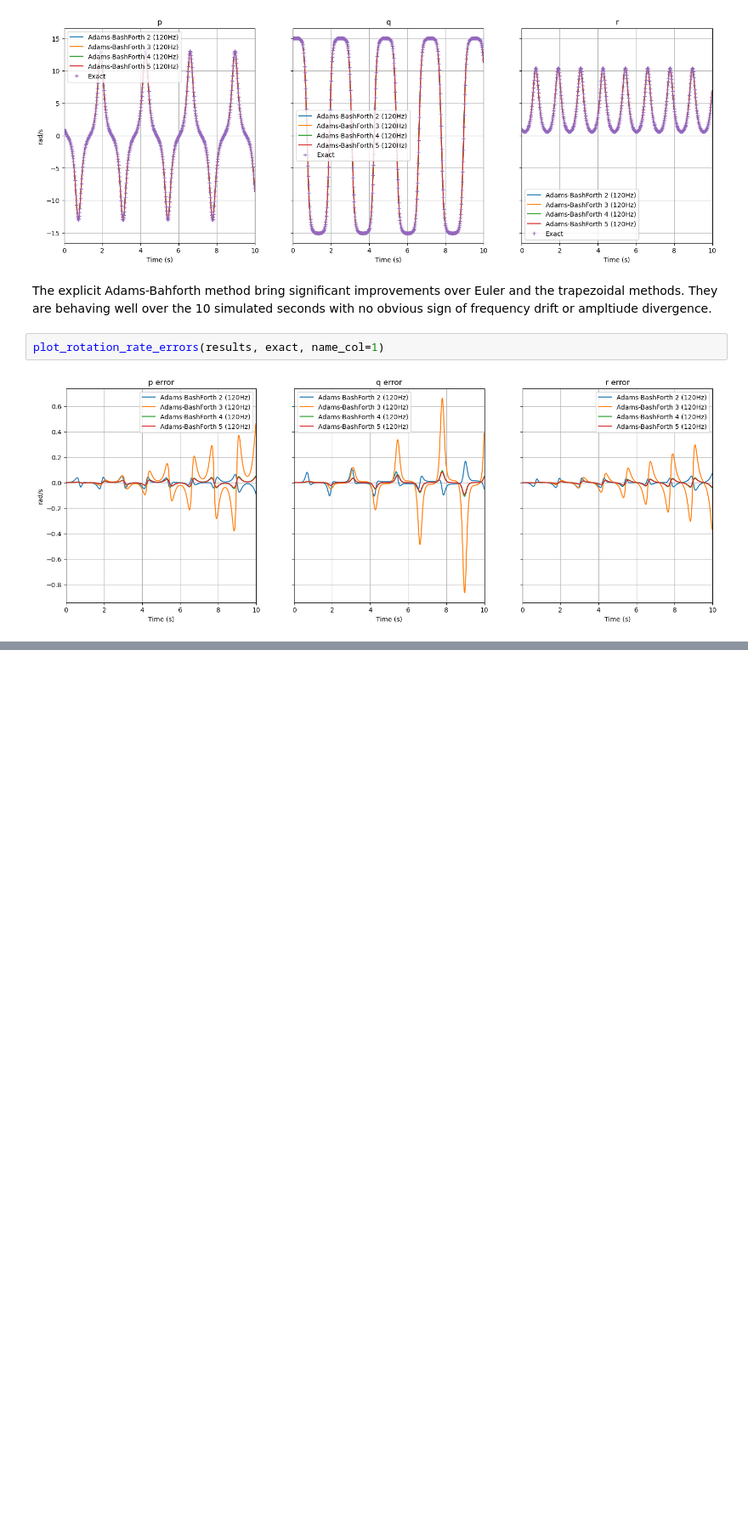
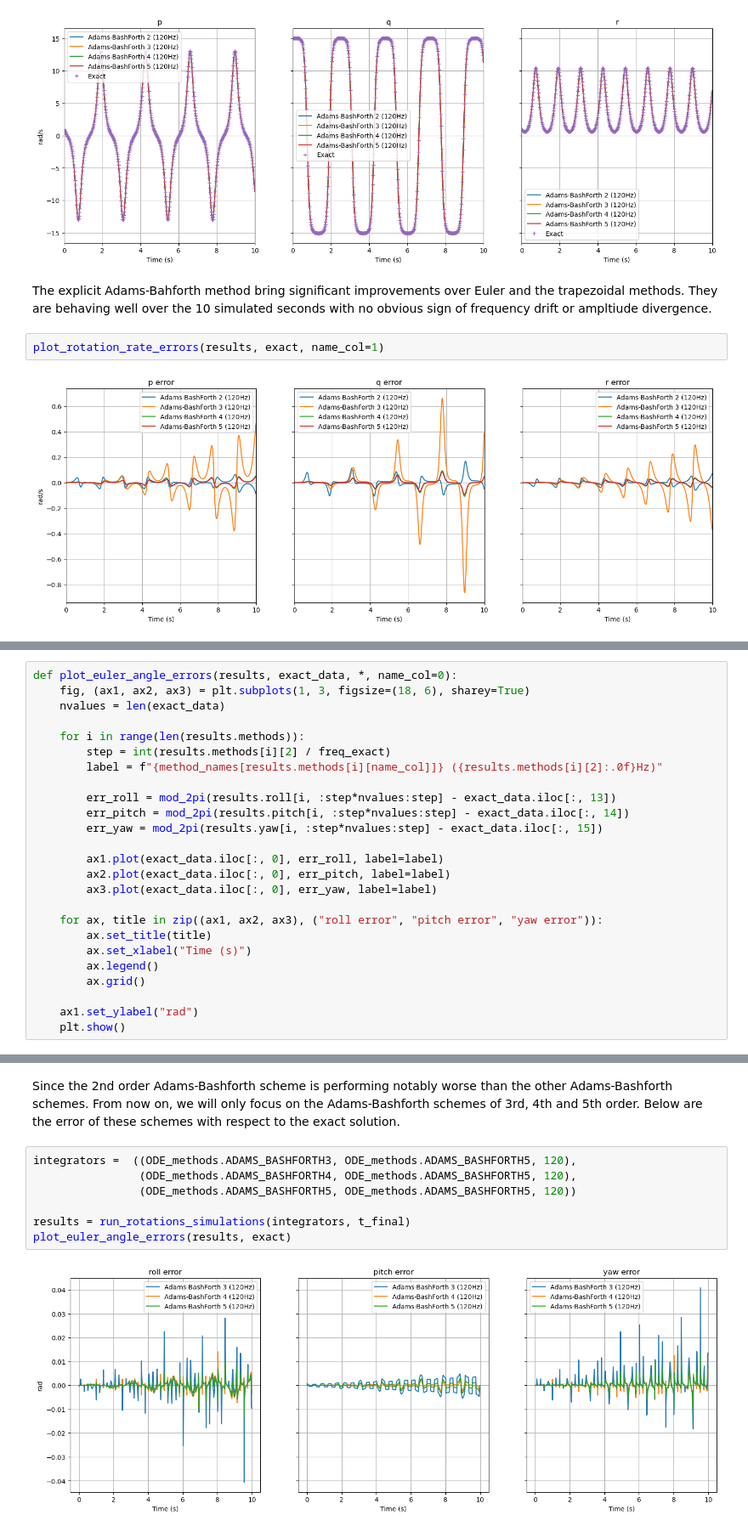
Before and after one commit to JSBSim-Team/jsbsim, a Jupyter notebook: examples/python/Rotations.ipynb, the cells around one changed output, grey strips where cells are left out. Shown at 85% size. Cells and saved outputs as stored; diff of their text form; blank space fills up the shorter version.

```diff
--- a/examples/python/Rotations.ipynb
+++ b/examples/python/Rotations.ipynb
@@ -361,0 +341,25 @@ plot_rotation_rate_errors(results, exact, name_col=1)
+# %%
+def plot_euler_angle_errors(results, exact_data, *, name_col=0):
+    fig, (ax1, ax2, ax3) = plt.subplots(1, 3, figsize=(18, 6), sharey=True)
+    nvalues = len(exact_data)
+
+    for i in range(len(results.methods)):
+        step = int(results.methods[i][2] / freq_exact)
+        label = f"{method_names[results.methods[i][name_col]]} ({results.methods[i][2]:.0f}Hz)"
+
+        err_roll = mod_2pi(results.roll[i, :step*nvalues:step] - exact_data.iloc[:, 13])
+        err_pitch = mod_2pi(results.pitch[i, :step*nvalues:step] - exact_data.iloc[:, 14])
+        err_yaw = mod_2pi(results.yaw[i, :step*nvalues:step] - exact_data.iloc[:, 15])
+
+        ax1.plot(exact_data.iloc[:, 0], err_roll, label=label)
+        ax2.plot(exact_data.iloc[:, 0], err_pitch, label=label)
+        ax3.plot(exact_data.iloc[:, 0], err_yaw, label=label)
+
+    for ax, title in zip((ax1, ax2, ax3), ("roll error", "pitch error", "yaw error")):
+        ax.set_title(title)
+        ax.set_xlabel("Time (s)")
+        ax.legend()
+        ax.grid()
+
+    ax1.set_ylabel("rad")
+    plt.show()
@@ -361,0 +380,11 @@ plot_rotation_rate_errors(results, exact, name_col=1)
+# %% [markdown]
+Since the 2nd order Adams-Bashforth scheme is performing notably worse than the other Adams-Bashforth schemes. From now on, we will only focus on the Adams-Bashforth schemes of 3rd, 4th and 5th order. Below are the error of these schemes with respect to the exact solution.
+# %%
+integrators =  ((ODE_methods.ADAMS_BASHFORTH3, ODE_methods.ADAMS_BASHFORTH5, 120),
+                (ODE_methods.ADAMS_BASHFORTH4, ODE_methods.ADAMS_BASHFORTH5, 120),
+                (ODE_methods.ADAMS_BASHFORTH5, ODE_methods.ADAMS_BASHFORTH5, 120))
+
+results = run_rotations_simulations(integrators, t_final)
+plot_euler_angle_errors(results, exact)
+# %% [output]
+[figure, added]
```
Also changed, not shown: parts of 25 cells of this notebook.
